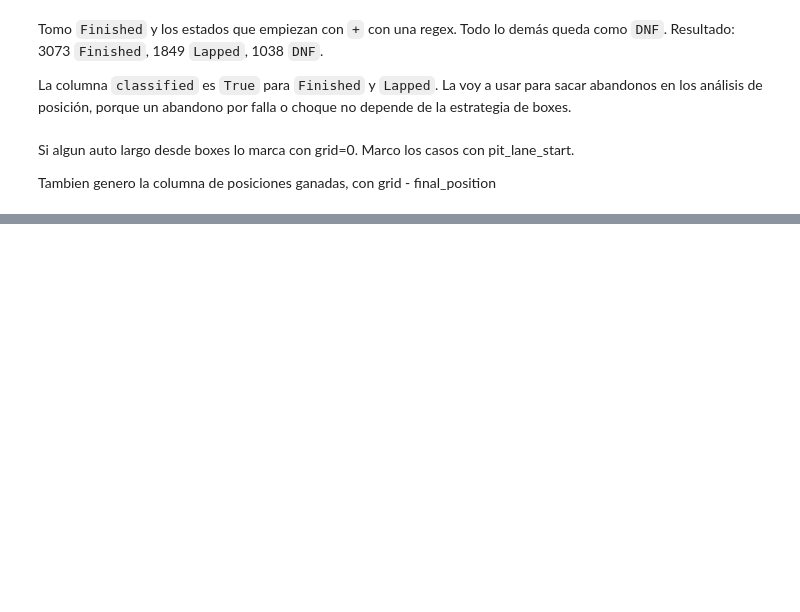
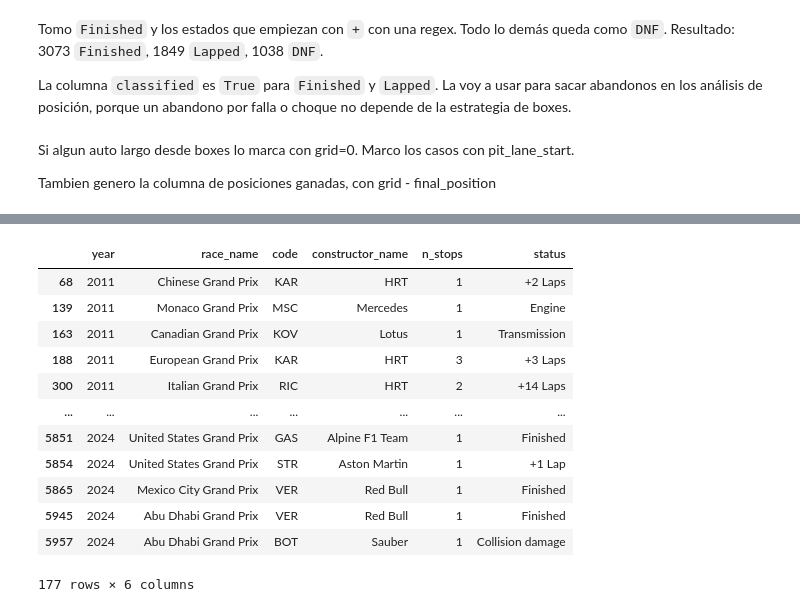
Before and after one commit to MaxiFrank7/f1-pit-stop-strategy, a Jupyter notebook: F1_EDA_FRANK.ipynb, the cells around one changed output, grey strips where cells are left out. Cells and saved outputs as stored; diff of their text form; code cells hidden in the pictures; blank space fills up the shorter version.

Commit message:
docs: explicar nulos por paradas anómalas en pit_mean_ms y rellenar pit_total_ms con 0 después del recálculo

```diff
--- a/F1_EDA_FRANK.ipynb
+++ b/F1_EDA_FRANK.ipynb
@@ -519,0 +526,5 @@ Pendiente antes del EDA: `pit_total_ms` vuelve a tener nulos para los pilotos si
+# %%
+no_stops = df_race["n_stops"].eq(0)
+df_race.loc[no_stops, ["pit_total_ms", "pit_total_s"]] = 0
+
+print(df_race[["pit_total_ms", "pit_total_s", "pit_mean_ms", "pit_mean_s", "first_stop_lap"]].isna().sum())
@@ -519,0 +545,17 @@ Pendiente antes del EDA: `pit_total_ms` vuelve a tener nulos para los pilotos si
+# %%
+cols = ["year", "race_name", "code", "constructor_name", "n_stops", "status"]
+df_race.loc[df_race["pit_total_ms"].isna(), cols]
+# %% [output]
+|  | year | race_name | code | constructor_name | n_stops | status |
+| 68 | 2011 | Chinese Grand Prix | KAR | HRT | 1 | +2 Laps |
+| 139 | 2011 | Monaco Grand Prix | MSC | Mercedes | 1 | Engine |
+| 163 | 2011 | Canadian Grand Prix | KOV | Lotus | 1 | Transmission |
+| 188 | 2011 | European Grand Prix | KAR | HRT | 3 | +3 Laps |
+| 300 | 2011 | Italian Grand Prix | RIC | HRT | 2 | +14 Laps |
+| ... | ... | ... | ... | ... | ... | ... |
+| 5851 | 2024 | United States Grand Prix | GAS | Alpine F1 Team | 1 | Finished |
+| 5854 | 2024 | United States Grand Prix | STR | Aston Martin | 1 | +1 Lap |
+| 5865 | 2024 | Mexico City Grand Prix | VER | Red Bull | 1 | Finished |
+| 5945 | 2024 | Abu Dhabi Grand Prix | VER | Red Bull | 1 | Finished |
+| 5957 | 2024 | Abu Dhabi Grand Prix | BOT | Sauber | 1 | Collision damage |
+177 rows × 6 columns
```
Also changed, not shown: parts of 18 cells of this notebook, 2 other files.
